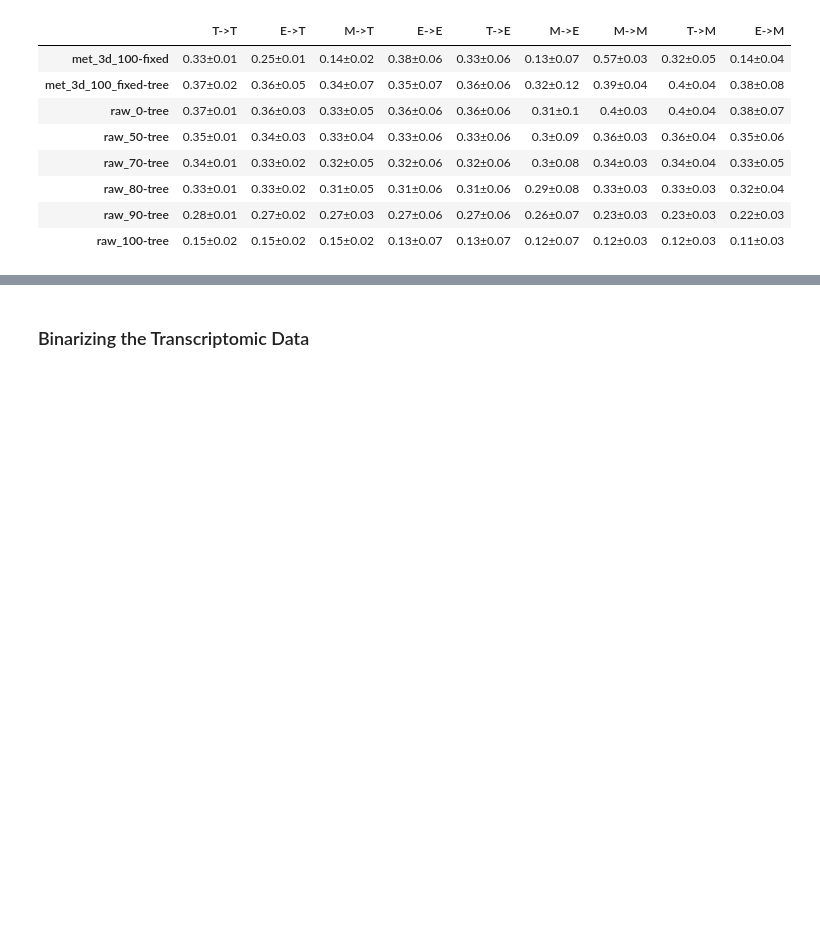
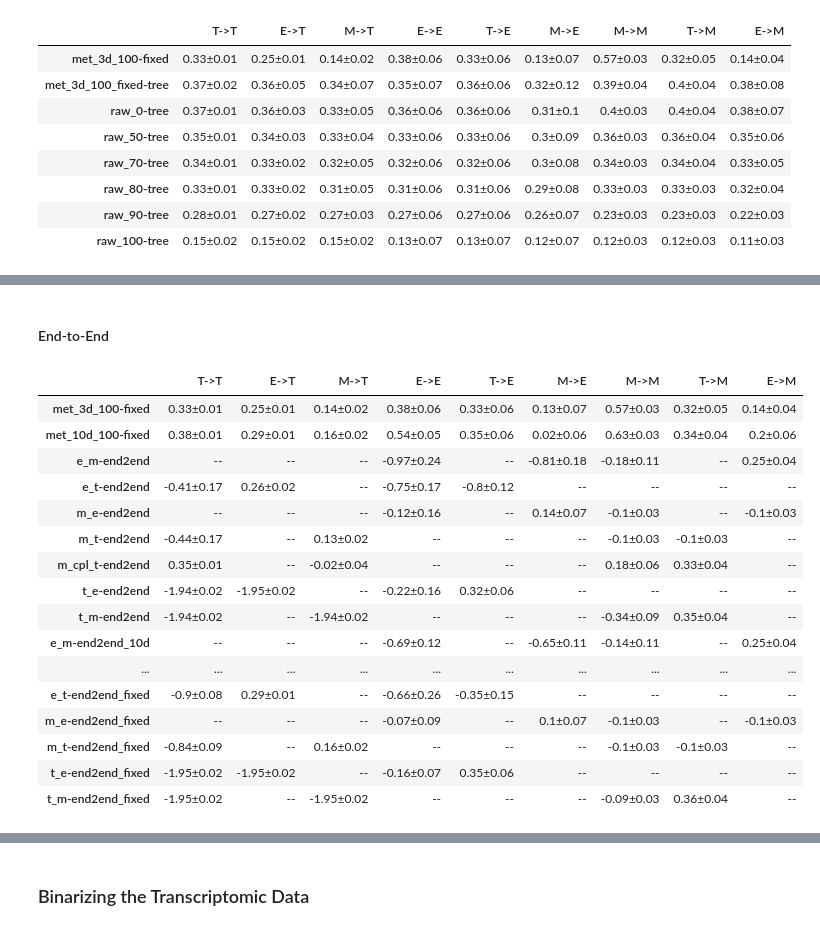
Before and after one commit to AllenInstitute/cplAE_MET, a Jupyter notebook: notebooks/Results.ipynb, the cells around one changed output, grey strips where cells are left out. Cells and saved outputs as stored; diff of their text form; code cells hidden in the pictures; blank space fills up the shorter version.

```diff
--- a/notebooks/Results.ipynb
+++ b/notebooks/Results.ipynb
@@ -157,7 +157,13 @@ def build_table(scores, column_info, groups, num_decimals, exps = None):
 # %% [markdown]
 ## Models
 # %%
-met_data = MET_Data("../data/raw/MET_full_data.npz")
+dataset_folders = {
+  "logcpm": "../data/transcriptomics",
+  "pca-ipfx": "../data/electrophysiology",
+  "arbors": "../data/morphology/densities/120_4_4_old"}
+met_data = MET_Data("../data/meta/specimens.csv", **dataset_folders)
+for form in ["logcpm", "pca-ipfx", "arbors"]:
+    met_data.cache_data(form)
 # %%
 all_exp_info = {
     # "cca": {
@@ -318,7 +364,7 @@ general_targets = {
 # %%
 general_accs = {}
 # %%
-specified = [("patchseq", "fixed", None)]
+specified = [("patchseq", "test", None)]
 plan = generate_recon_plan(specified, general_targets)
 general_accs = run_recon_plan(plan, general_targets, met_data, all_experiments, general_accs)
 general_scores = compute_scores(general_accs)
@@ -568,0 +664,26 @@ build_table(general_scores, [
+# %% [markdown]
+#### End-to-End
+# %%
+build_table(general_scores, [
+    ("T->T", "patchseq", "T->T"), ("E->T", "patchseq", "E->T"), ("M->T", "patchseq", "M->T"), ("E->E", "patchseq", "E->E"),
+    ("T->E", "patchseq", "T->E"), ("M->E", "patchseq", "M->E"), ("M->M", "patchseq", "M->M"), ("T->M", "patchseq", "T->M"),
+    ("E->M", "patchseq", "E->M")],
+            ["fixed", "end2end", "end2end_10d", "end2end_noinf", "end2end_fixed"], 2)
+# %% [output]
+|  | T->T | E->T | M->T | E->E | T->E | M->E | M->M | T->M | E->M |
+| met_3d_100-fixed | 0.33±0.01 | 0.25±0.01 | 0.14±0.02 | 0.38±0.06 | 0.33±0.06 | 0.13±0.07 | 0.57±0.03 | 0.32±0.05 | 0.14±0.04 |
+| met_10d_100-fixed | 0.38±0.01 | 0.29±0.01 | 0.16±0.02 | 0.54±0.05 | 0.35±0.06 | 0.02±0.06 | 0.63±0.03 | 0.34±0.04 | 0.2±0.06 |
+| e_m-end2end | -- | -- | -- | -0.97±0.24 | -- | -0.81±0.18 | -0.18±0.11 | -- | 0.25±0.04 |
+| e_t-end2end | -0.41±0.17 | 0.26±0.02 | -- | -0.75±0.17 | -0.8±0.12 | -- | -- | -- | -- |
+| m_e-end2end | -- | -- | -- | -0.12±0.16 | -- | 0.14±0.07 | -0.1±0.03 | -- | -0.1±0.03 |
+| m_t-end2end | -0.44±0.17 | -- | 0.13±0.02 | -- | -- | -- | -0.1±0.03 | -0.1±0.03 | -- |
+| m_cpl_t-end2end | 0.35±0.01 | -- | -0.02±0.04 | -- | -- | -- | 0.18±0.06 | 0.33±0.04 | -- |
+| t_e-end2end | -1.94±0.02 | -1.95±0.02 | -- | -0.22±0.16 | 0.32±0.06 | -- | -- | -- | -- |
+| t_m-end2end | -1.94±0.02 | -- | -1.94±0.02 | -- | -- | -- | -0.34±0.09 | 0.35±0.04 | -- |
+| e_m-end2end_10d | -- | -- | -- | -0.69±0.12 | -- | -0.65±0.11 | -0.14±0.11 | -- | 0.25±0.04 |
+| ... | ... | ... | ... | ... | ... | ... | ... | ... | ... |
+| e_t-end2end_fixed | -0.9±0.08 | 0.29±0.01 | -- | -0.66±0.26 | -0.35±0.15 | -- | -- | -- | -- |
+| m_e-end2end_fixed | -- | -- | -- | -0.07±0.09 | -- | 0.1±0.07 | -0.1±0.03 | -- | -0.1±0.03 |
+| m_t-end2end_fixed | -0.84±0.09 | -- | 0.16±0.02 | -- | -- | -- | -0.1±0.03 | -0.1±0.03 | -- |
+| t_e-end2end_fixed | -1.95±0.02 | -1.95±0.02 | -- | -0.16±0.07 | 0.35±0.06 | -- | -- | -- | -- |
+| t_m-end2end_fixed | -1.95±0.02 | -- | -1.95±0.02 | -- | -- | -- | -0.09±0.03 | 0.36±0.04 | -- |
```
Also changed, not shown: parts of 11 cells of this notebook, 4 other files.
